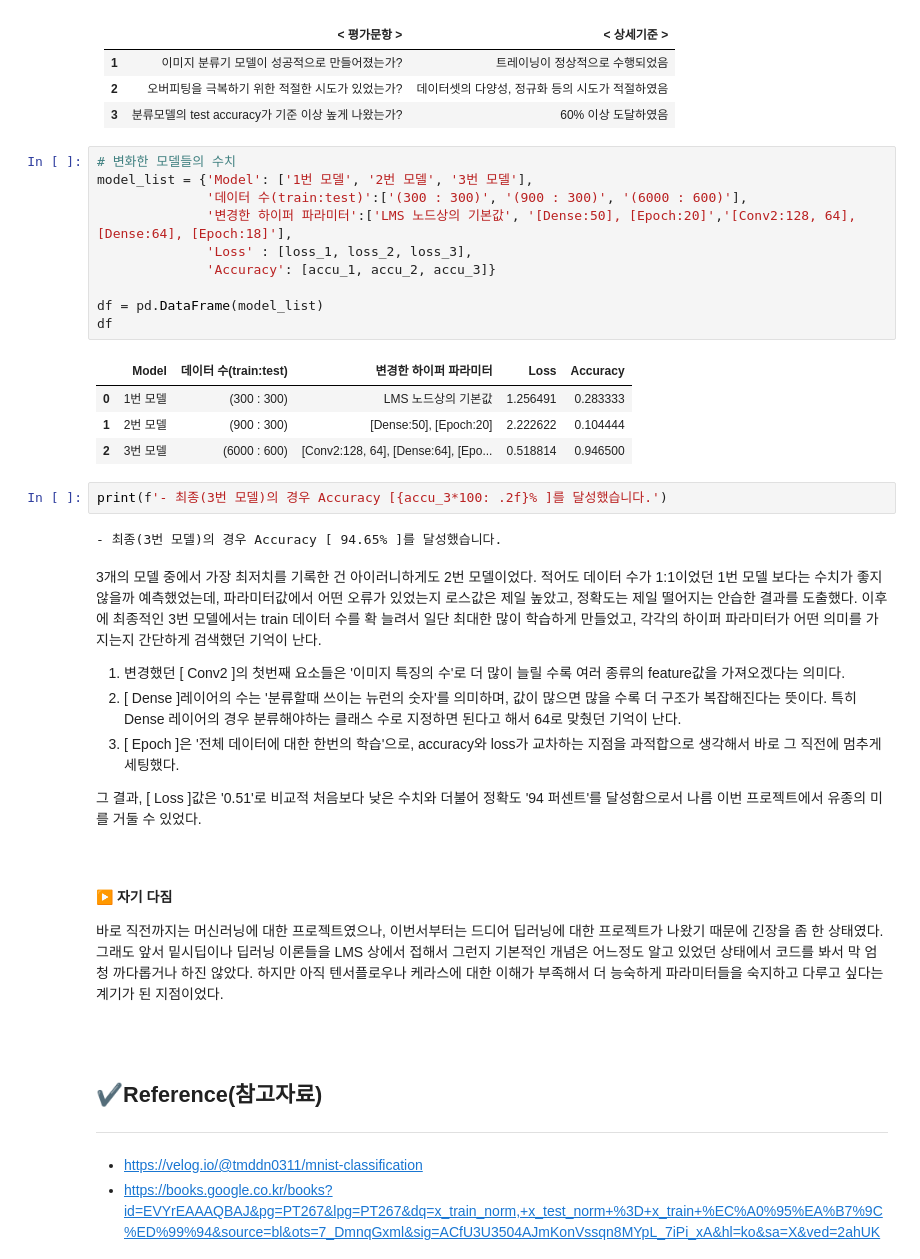
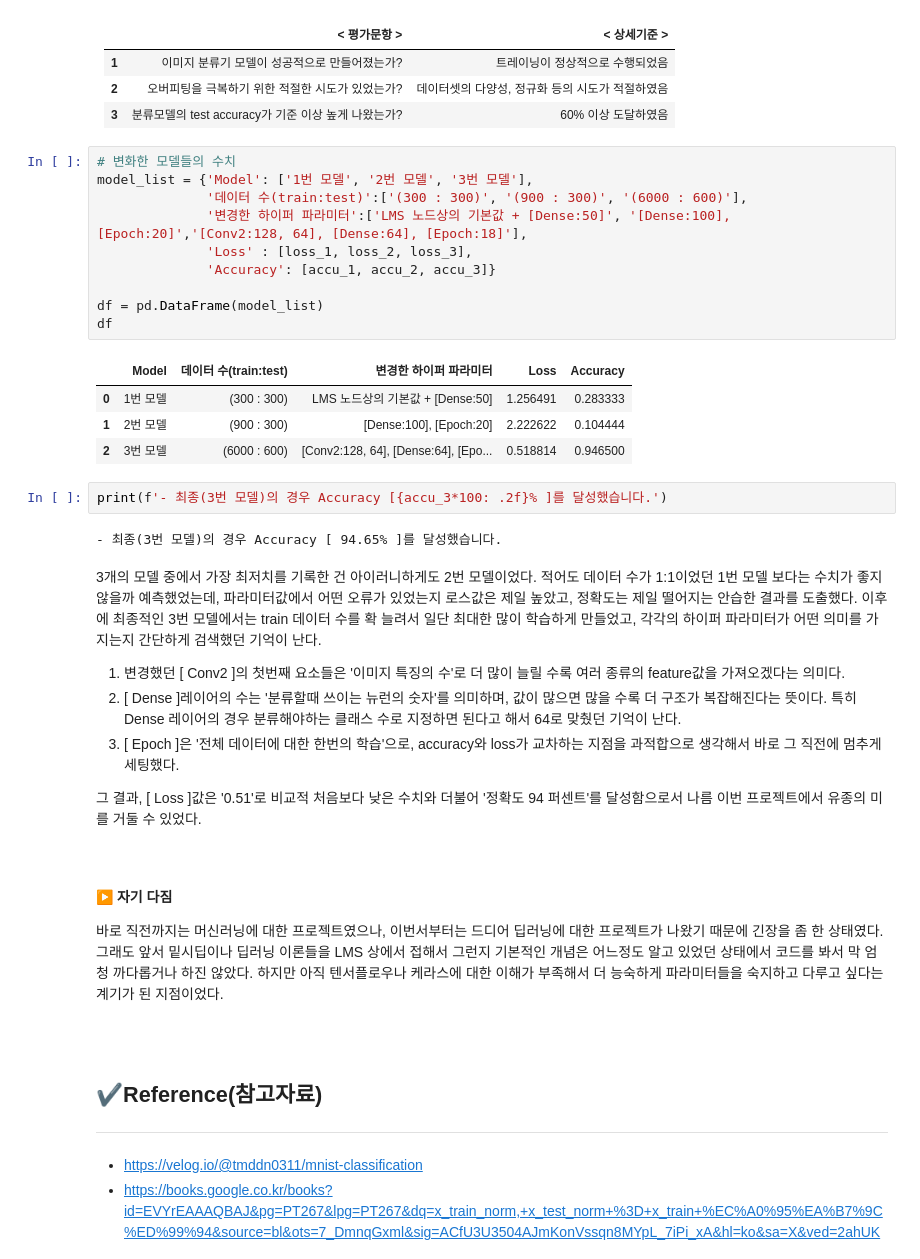
Before and after one commit to Wdstar09/Aiffel_project, a Jupyter notebook: LMS_Exploration/E-05/[E-05]exploration_05.ipynb, the cells around one changed output. Drawn from its saved outputs; the diff is of its cells as text.

```diff
--- a/LMS_Exploration/E-05/[E-05]exploration_05.ipynb
+++ b/LMS_Exploration/E-05/[E-05]exploration_05.ipynb
@@ -910,17 +910,17 @@ print('최소값:',np.min(x_train_norm), ' 최대값:',np.max(x_train_norm))
 # %%
 # 변화한 모델들의 수치
 model_list = {'Model': ['1번 모델', '2번 모델', '3번 모델'],
               '데이터 수(train:test)':['(300 : 300)', '(900 : 300)', '(6000 : 600)'],
-              '변경한 하이퍼 파라미터':['LMS 노드상의 기본값', '[Dense:50], [Epoch:20]','[Conv2:128, 64], [Dense:64], [Epoch:18]'],
+              '변경한 하이퍼 파라미터':['LMS 노드상의 기본값 + [Dense:50]', '[Dense:100], [Epoch:20]','[Conv2:128, 64], [Dense:64], [Epoch:18]'],
               'Loss' : [loss_1, loss_2, loss_3],
               'Accuracy': [accu_1, accu_2, accu_3]}
 
 df = pd.DataFrame(model_list)
 df
 # %% [output]
 |  | Model | 데이터 수(train:test) | 변경한 하이퍼 파라미터 | Loss | Accuracy |
-| 0 | 1번 모델 | (300 : 300) | LMS 노드상의 기본값 | 1.256491 | 0.283333 |
-| 1 | 2번 모델 | (900 : 300) | [Dense:50], [Epoch:20] | 2.222622 | 0.104444 |
+| 0 | 1번 모델 | (300 : 300) | LMS 노드상의 기본값 + [Dense:50] | 1.256491 | 0.283333 |
+| 1 | 2번 모델 | (900 : 300) | [Dense:100], [Epoch:20] | 2.222622 | 0.104444 |
 | 2 | 3번 모델 | (6000 : 600) | [Conv2:128, 64], [Dense:64], [Epo... | 0.518814 | 0.946500 |
 # %%
 print(f'- 최종(3번 모델)의 경우 Accuracy [{accu_3*100: .2f}% ]를 달성했습니다.')
@@ -933,7 +933,7 @@ print(f'- 최종(3번 모델)의 경우 Accuracy [{accu_3*100: .2f}% ]를 달성
 2. [ Dense ]레이어의 수는 '분류할때 쓰이는 뉴런의 숫자'를 의미하며, 값이 많으면 많을 수록 더 구조가 복잡해진다는 뜻이다.  특히 Dense 레이어의 경우 분류해야하는 클래스 수로 지정하면 된다고 해서 64로 맞췄던 기억이 난다.
 3. [ Epoch ]은 '전체 데이터에 대한 한번의 학습'으로, accuracy와 loss가 교차하는 지점을 과적합으로 생각해서 바로 그 직전에 멈추게 세팅했다.
 
-그 결과, [ Loss ]값은 '0.51'로 비교적 처음보다 낮은 수치와 더불어 정확도 '94 퍼센트'를 달성함으로서 나름 이번 프로젝트에서 유종의 미를 거둘 수 있었다.
+그 결과, [ Loss ]값은 '0.51'로 비교적 처음보다 낮은 수치와 더불어 '정확도 94 퍼센트'를 달성함으로서 나름 이번 프로젝트에서 유종의 미를 거둘 수 있었다.
 
 <br>
 
```
Also changed, not shown: parts of 1 cell of this notebook.
